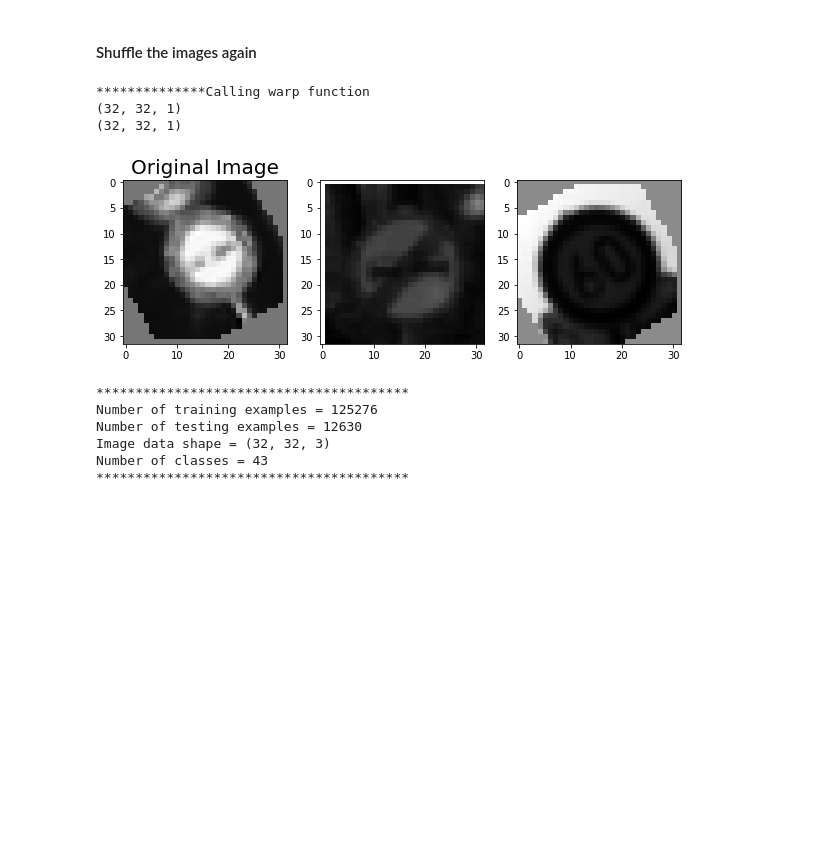
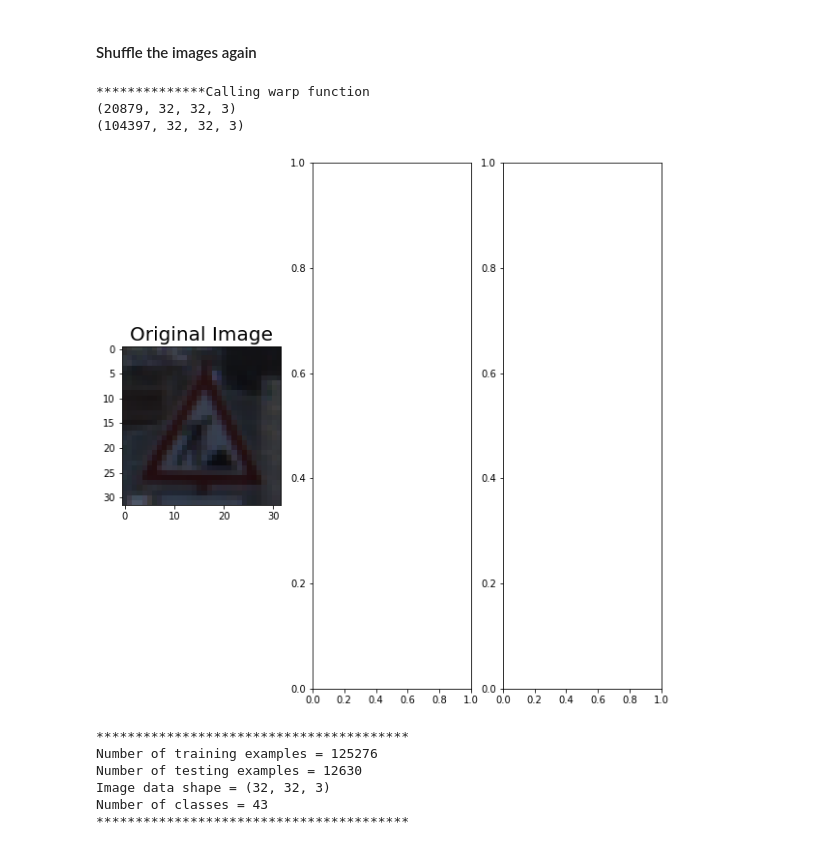
Before and after one commit to nikhilparla/traffic_sign_classifier, a Jupyter notebook: traffic_sign_classifier_project.ipynb, the cells around one changed output. Cells and saved outputs as stored; diff of their text form; code cells hidden in the pictures; blank space fills up the shorter version.

```diff
--- a/traffic_sign_classifier_project.ipynb
+++ b/traffic_sign_classifier_project.ipynb
@@ -87,14 +90,17 @@ BATCH_SIZE = 129
 # %%
 ### Preprocess the data here. It is required to normalize the data. Other preprocessing steps could include
 ### converting to grayscale, etc.
-X_train_gray = np.sum(X_train/3, axis=3, keepdims=True)
-X_train_normalized = (X_train_gray - np.float32(128))/np.float32(128)
+#X_train_gray = np.sum(X_train/3, axis=3, keepdims=True)
+# X_train_normalized = (X_train - np.float32(128))/np.float32(128)
+X_train_normalized = (X_train)/np.float32(255)
 
-X_valid_gray = np.sum(X_valid/3, axis=3, keepdims=True)
-X_valid_normalized = (X_valid_gray - np.float32(128))/np.float32(128)
+#X_valid_gray = np.sum(X_valid/3, axis=3, keepdims=True)
+# X_valid_normalized = (X_valid - np.float32(128))/np.float32(128)
+X_valid_normalized = (X_valid)/np.float32(255)
 
-X_test_gray = np.sum(X_test/3, axis=3, keepdims=True)
-X_test_normalized = (X_test_gray - np.float32(128))/np.float32(128)
+#X_test_gray = np.sum(X_test/3, axis=3, keepdims=True)
+# X_test_normalized = (X_test - np.float32(128))/np.float32(128)
+X_test_normalized = (X_test)/np.float32(255)
 
 print(len(X_valid), len(X_test))
 # %% [output]
@@ -242,20 +250,24 @@ def warp():
     X_train = np.concatenate((X_train, more_X_train), axis=0)
     y_train = np.concatenate((y_train, more_Y_train), axis=0)
+# %%
+warp()
+# %% [output]
+**************Calling warp function
+(20879, 32, 32, 3)
+(104397, 32, 32, 3)
 # %%
-warp()
-
 fig, axs = plt.subplots(1,3,figsize=(10,10))
 axs[0].set_title('Original Image', fontsize=20)
+axs[0].imshow(X_train[len(X_train) - 1])
+
+"""
 axs[0].imshow(X_train[len(X_train) - 1].squeeze() , cmap='gray')
 axs[1].imshow(X_train[len(X_train) - 2].squeeze() , cmap='gray')
 axs[2].imshow(X_train[len(X_train) - 3].squeeze() , cmap='gray')
-
+"""
 X_train, y_train = shuffle(X_train, y_train)
 # %% [output]
-**************Calling warp function
-(32, 32, 1)
-(32, 32, 1)
-[figure, old version]
+[figure, new version]
 # %%
 def sharpen():
     print("**************Calling rotate function")
```
Also changed, not shown: parts of 15 cells of this notebook, 2 other files.
